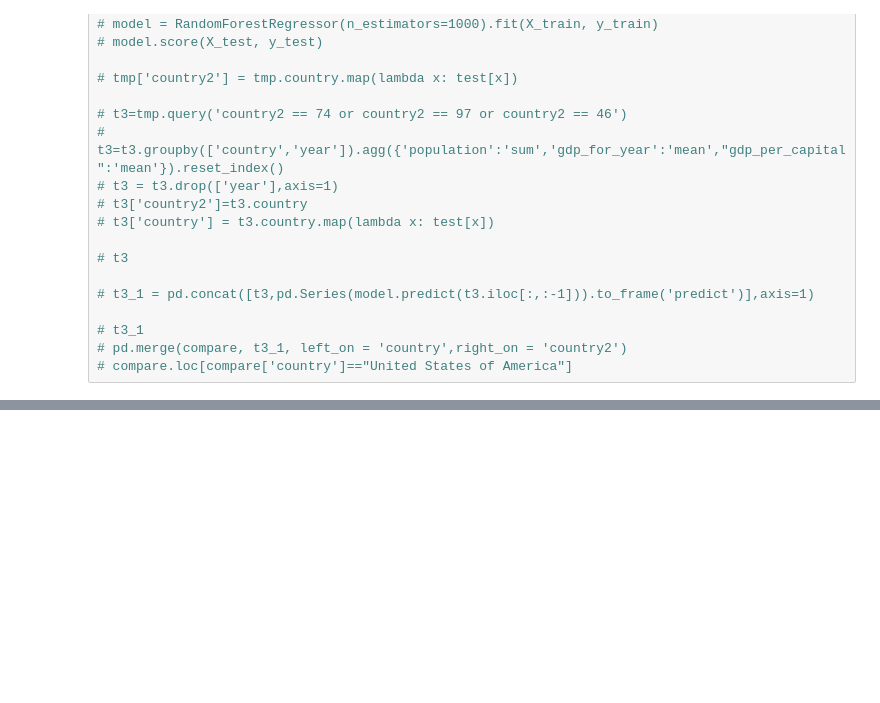
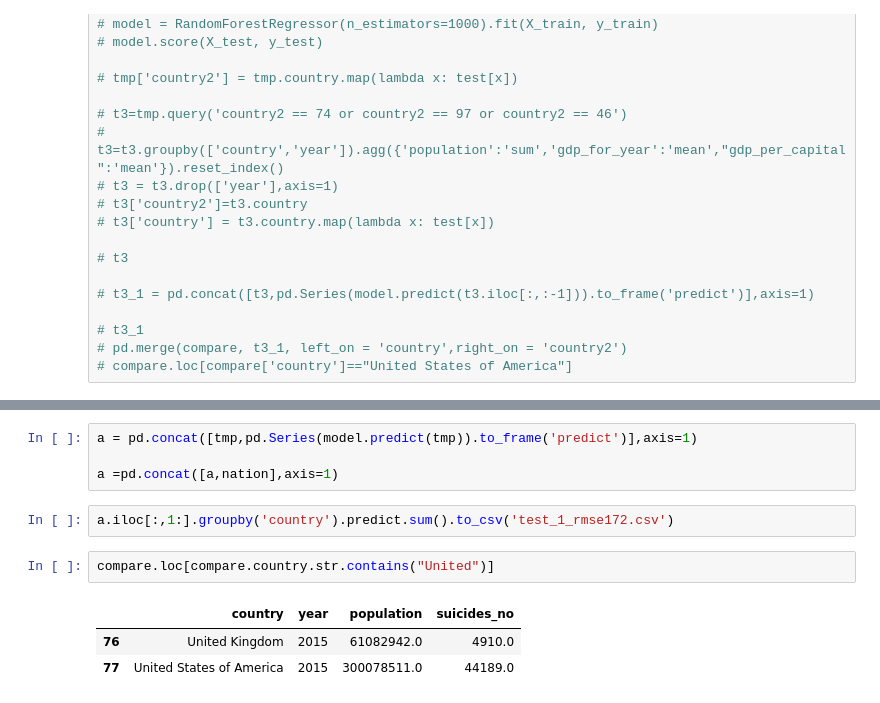
Before and after one commit to inspirit941/BOAZ_Session, a Jupyter notebook: 190219_mini_project/mini_project.ipynb, the cells around one changed output, grey strips where cells are left out. Saved outputs shown, nothing was run; the diff lists cells and outputs as text; blank space fills up the shorter version.

Commit message:
rmse172

```diff
--- a/190219_mini_project/mini_project.ipynb
+++ b/190219_mini_project/mini_project.ipynb
@@ -640,0 +973,12 @@ data.groupby(['country']).suicides_no.sum().to_frame('suicides_no').sort_values(
+# %%
+a = pd.concat([tmp,pd.Series(model.predict(tmp)).to_frame('predict')],axis=1)
+
+a =pd.concat([a,nation],axis=1)
+# %%
+a.iloc[:,1:].groupby('country').predict.sum().to_csv('test_1_rmse172.csv')
+# %%
+compare.loc[compare.country.str.contains("United")]
+# %% [output]
+|  | country | year | population | suicides_no |
+| 76 | United Kingdom | 2015 | 61082942.0 | 4910.0 |
+| 77 | United States of America | 2015 | 300078511.0 | 44189.0 |
```
Also changed, not shown: parts of 63 cells of this notebook, 1 other file.
